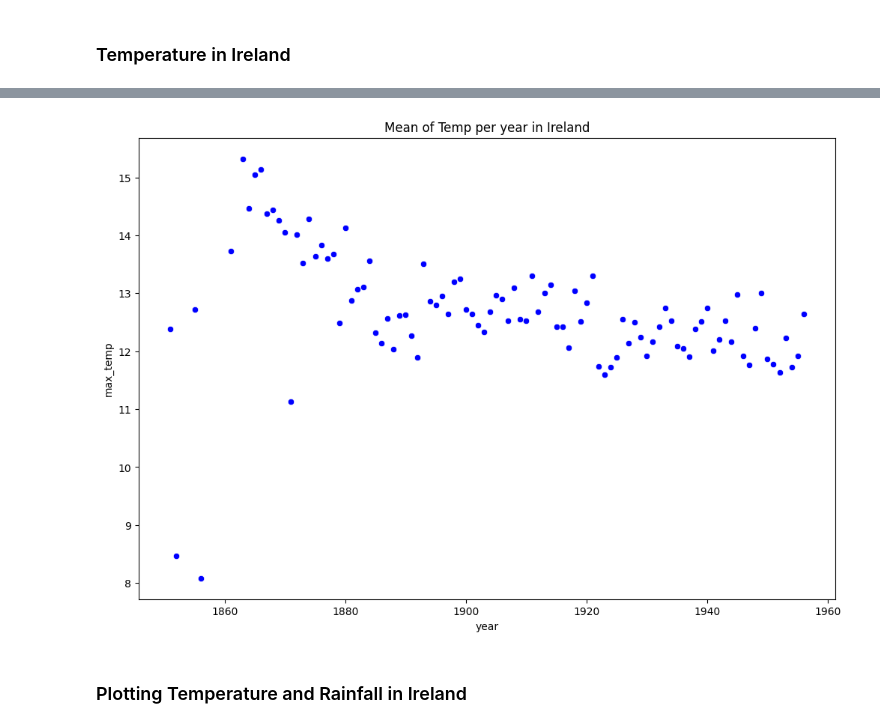
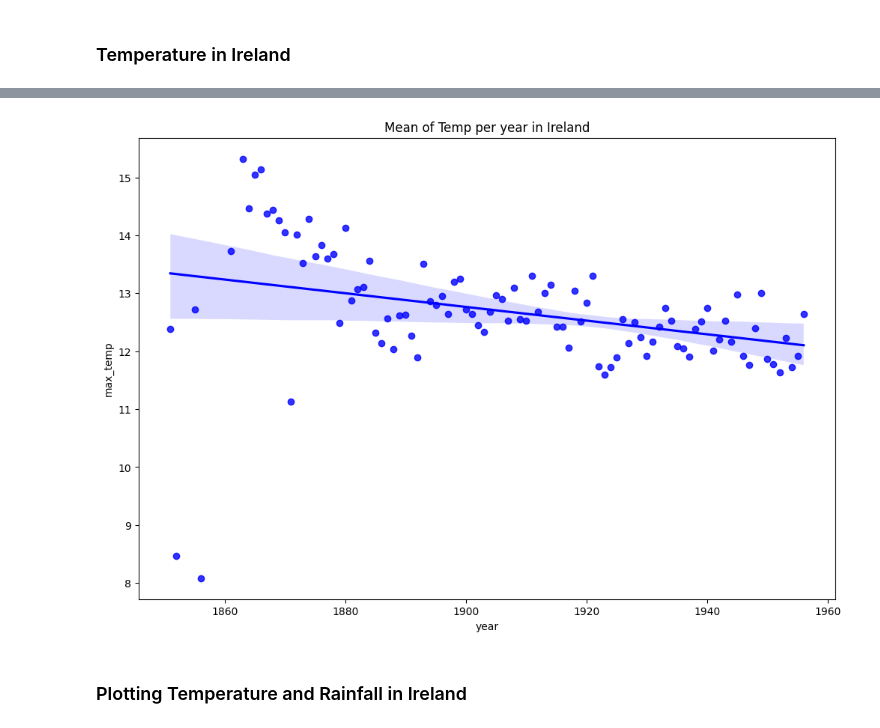
Before and after one commit to rachel-king4/PfDA_Assignment_2, a Jupyter notebook: pfda_assignment_2.ipynb, the cells around one changed output, grey strips where cells are left out. Saved outputs shown, nothing was run; the diff lists cells and outputs as text; code cells hidden in the pictures.

```diff
--- a/pfda_assignment_2.ipynb
+++ b/pfda_assignment_2.ipynb
@@ -377,3 +390,12 @@ south_ireland_temp.sort_values(by=['year'], ascending=True);
 # %%
 all_ireland_temp = pd.concat([west_ireland_temp, east_ireland_temp, north_ireland_temp, south_ireland_temp])
 all_ireland_temp.sort_values(by=['year'], ascending=True);
+# %%
+# to calculate max temperature
+ireland_temp_max = []
+std_dict = {}
+for y in range(1851, 1957):
+  #Calcule mu and std values
+  mu = all_ireland_temp[all_ireland_temp.year == y]['max_temp'].max()
+  #Save mu value
+  ireland_temp_max.append(mu)
@@ -388,14 +421,15 @@ for y in range(1851, 1957):
   ireland_temp_mean.append(mu)
   std_dict[y] = std
 # %%
+# to plot mean temperature
 df_ireland_temp_mean = pd.DataFrame(ireland_temp_mean)
 df_ireland_temp_mean['year'] = range(1851, 1957)
 df_ireland_temp_mean.columns = ['max_temp', 'year']
 plt.figure(figsize=(12, 8))
-sns.scatterplot(x='year', y='max_temp', data=df_ireland_temp_mean,  color='blue', sizes=20).set(title='Mean of Temp per year in Ireland')
+sns.regplot(x = "year", y = "max_temp", data = df_ireland_temp_mean, color='blue').set(title='Mean of Temp per year in Ireland')
 plt.show()
 # %% [output]
-[figure, old version]
+[figure, new version]
 # %% [markdown]
 ### Plotting Temperature and Rainfall in Ireland
 # %%
```
Also changed, not shown: parts of 13 cells of this notebook.
